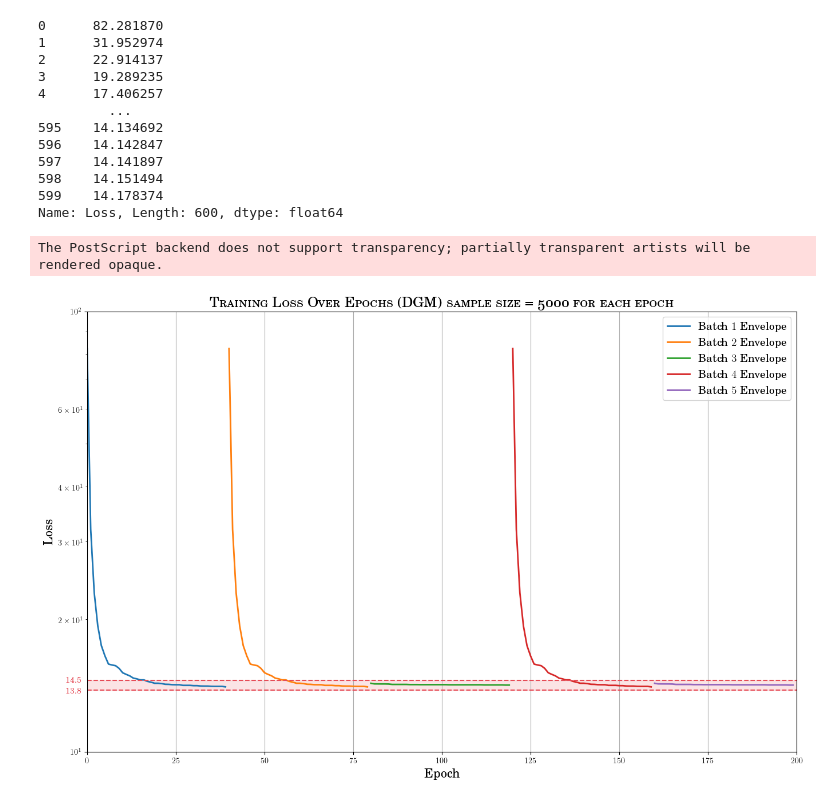
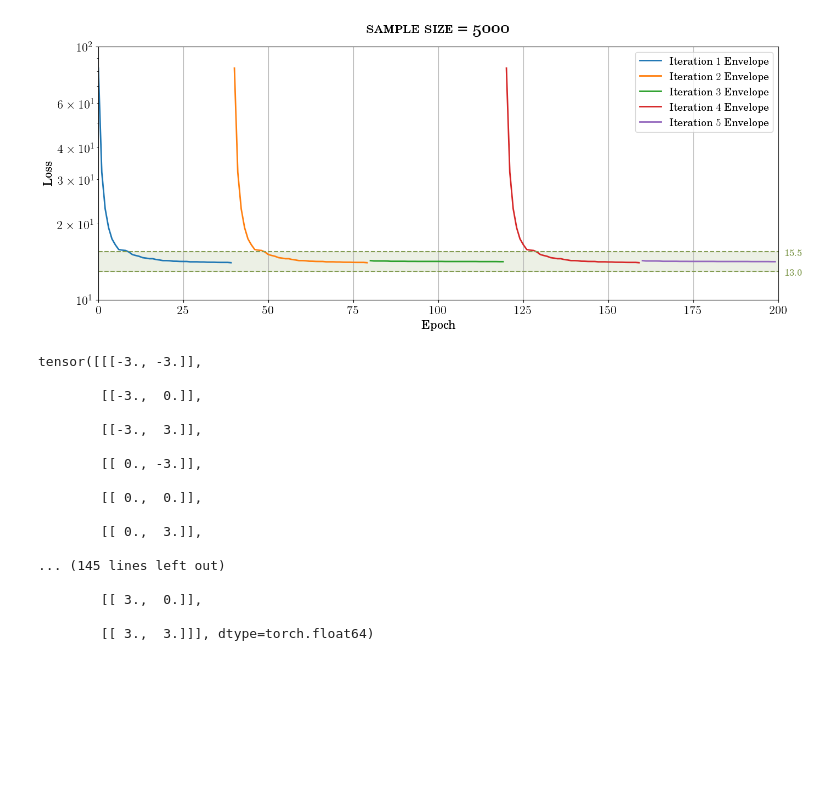
Before and after one commit to Warren12138/SCDAA, a Jupyter notebook: Exercise3_1_primary.ipynb, the cells around one changed output. Saved outputs shown, nothing was run; the diff lists cells and outputs as text; code cells hidden in the pictures; blank space fills up the shorter version.

```diff
--- a/Exercise3_1_primary.ipynb
+++ b/Exercise3_1_primary.ipynb
@@ -236,13 +237,14 @@ T = torch.tensor(1.0, dtype=Proj_dtype, device = Proj_device)
 
 # Initialize LQR solver with given matrices and settings
 solver = LQRSolver(H, M, sigma, C, D, R, T=T, method="euler")
+# %%
+# Define different sample sizes for experimentation
+samplesize = [100, 1000, 5000]
+# Define number of epochs for training
+epochs = 40
+# Define batch size for training
+Iteration = 5
 # %%
-# Define different sample sizes for experimentation
-samplesize = [100, 1000, 5000]
-# Define number of epochs for training
-epochs = 40
-# Define batch size for training
-Batch_size = 5
 
 for sz in samplesize:
 
@@ -264,8 +266,8 @@ for sz in samplesize:
     with open(loss_filename, 'w') as file:
         file.write('Epoch,Loss\n')
 
-    for batch in range(Batch_size):
-        print(f'Batch {batch + 1}/{Batch_size}' + '\n')
+    for iteration in range(Iteration):
+        print(f'Batch {iteration + 1}/{Iteration}' + '\n')
 
         # Generate new data for the current batch
         t_data,x_data = new_data(sz)
@@ -493,62 +444,53 @@ Name: Loss, Length: 600, dtype: float64
 # %%
 # Plotting the training loss with samplesize 5000
-batch_size = 5
+Iteration = 5
 epoch = 40
 plt.rc('text', usetex=True)
 plt.rc('text.latex', preamble=r'\usepackage{tgschola}')
 
 # Convert epoch_losses to a numeric type if it's not already
 epoch_losses = pd.to_numeric(df_5000['Loss'], errors='coerce')
 
 envelope_lower = np.minimum.accumulate(epoch_losses)
 
-plt.figure(figsize=(16, 10))
+plt.figure(figsize=(16, 6))
 
-epoch_list = range(batch_size*epochs)
-for i in range(batch_size):
+epoch_list = range(Iteration*epochs)
+for i in range(Iteration):
     start = i * epochs
     end = (i + 1) * epochs
     batch_epochs = epoch_list[start:end]
     batch_losses = epoch_losses[start:end]
 
     envelope_lower = np.minimum.accumulate(batch_losses)
 
-    plt.plot(batch_epochs, envelope_lower, label=r'\rmfamily \textmd {Batch }'+f'${i+1}$' r'\textmd{ Envelope}',lw=2)
+    plt.plot(batch_epochs, envelope_lower, label=r'\rmfamily \textmd {Iteration }'+f'${i+1}$' r'\textmd{ Envelope}',lw=2)
 x = np.linspace(0,200)
-plt.axhline(y=13.8, xmin=0, xmax=200, color=(230/255, 76/255, 87/255), linestyle='--')
-plt.axhline(y=14.5, xmin=0, xmax=200, color=(230/255, 76/255, 87/255), linestyle='--')
-plt.fill_between(x, 13.8, 14.5, where=(x >= -20) & (x <= 220),color=(230/255, 76/255, 87/255, 0.15), interpolate=True)
+plt.axhline(y=13, xmin=0, xmax=200, color=(130/255, 155/255, 81/255), linestyle='--')
+plt.axhline(y=15.5, xmin=0, xmax=200, color=(130/255, 155/255, 81/255), linestyle='--')
+plt.fill_between(x, 13, 15.5, where=(x >= -20) & (x <= 220),color=(130/255, 155/255, 81/255, 0.15), interpolate=True)
 
 plt.yscale('log')
 plt.xlabel(r'\rmfamily \textmd {Epoch}', fontsize=16)
 plt.ylabel(r'\rmfamily \textmd {Loss}', fontsize=16)
-plt.title(r'\rmfamily {\textsc{Training Loss Over Epochs (DGM) sample size = 5000 for each epoch}}', fontsize=18)
+plt.title(r'\rmfamily {\textsc{sample size = 5000}}', pad=18, fontsize=22)
 plt.xlim(0,200)
 plt.ylim(1e1, 1e2)  # Setting the y-axis limit to better visualize the decrease in loss
-plt.text(-6, 14.4, r'\rmfamily \textmd {14.5}', color=(230/255, 76/255, 87/255), fontsize=10)
-plt.text(-6, 13.6, r'\rmfamily \textmd {13.8}', color=(230/255, 76/255, 87/255), fontsize=10)
+plt.text(202, 15, r'\rmfamily \textmd {15.5}', color=(130/255, 155/255, 81/255), fontsize=12)
+plt.text(202, 12.5, r'\rmfamily \textmd {13.0}', color=(130/255, 155/255, 81/255), fontsize=12)
 plt.legend(fontsize=14)
 plt.grid(True)  # Add grid for better readability
 
-plt.savefig('Exercise3/Training Loss_5000 (DGM).eps', format='eps', dpi=600)
+plt.rcParams['axes.labelsize'] = 16
+plt.rcParams['xtick.labelsize'] = 16
+plt.rcParams['ytick.labelsize'] = 16
+
+plt.savefig('Exercise3/Training Loss_5000 (DGM).pdf', format='pdf', dpi=600)
 plt.savefig('Exercise3/Training Loss_5000 (DGM).png', format='png', dpi=600)
 
 plt.show()
 # %% [output]
-0      82.281870
-1      31.952974
-2      22.914137
-3      19.289235
-4      17.406257
-         ...
-595    14.134692
-596    14.142847
-597    14.141897
-598    14.151494
-599    14.178374
-Name: Loss, Length: 600, dtype: float64
-The PostScript backend does not support transparency; partially transparent artists will be rendered opaque.
-[figure, old version]
+[figure, new version]
 # %%
 # Load interval settings for Monte Carlo simulations
 load_interval_setting = torch.load('Exercise3_MC/value_numerical/3x3/'+'interval_setting.pt')
@@ -571,6 +513,26 @@ x_batch_i = torch.cartesian_prod(x1, x2).unsqueeze(1)  # Generate all combinatio
 
 X1 = x_batch_i[:, 0, 0].view(x_num[0], x_num[1])  # Reshape for plotting
 X2 = x_batch_i[:, 0, 1].view(x_num[0], x_num[1])  # Reshape for plotting
+# %%
+x_batch
+# %% [output]
+tensor([[[-3., -3.]],
+
+        [[-3.,  0.]],
+
+        [[-3.,  3.]],
+
+        [[ 0., -3.]],
+
+        [[ 0.,  0.]],
+
+        [[ 0.,  3.]],
+
+... (145 lines left out)
+
+        [[ 3.,  0.]],
+
+        [[ 3.,  3.]]], dtype=torch.float64)
 # %%
 # Prepare for Monte Carlo simulations
 file_path_MC_FSS = 'Exercise3_MC'+ '/' + f'value_MC/{x_num[0]}x{x_num[1]}/FSS_1e5'  # Path where MC results are stored
```
Also changed, not shown: parts of 7 cells of this notebook.
